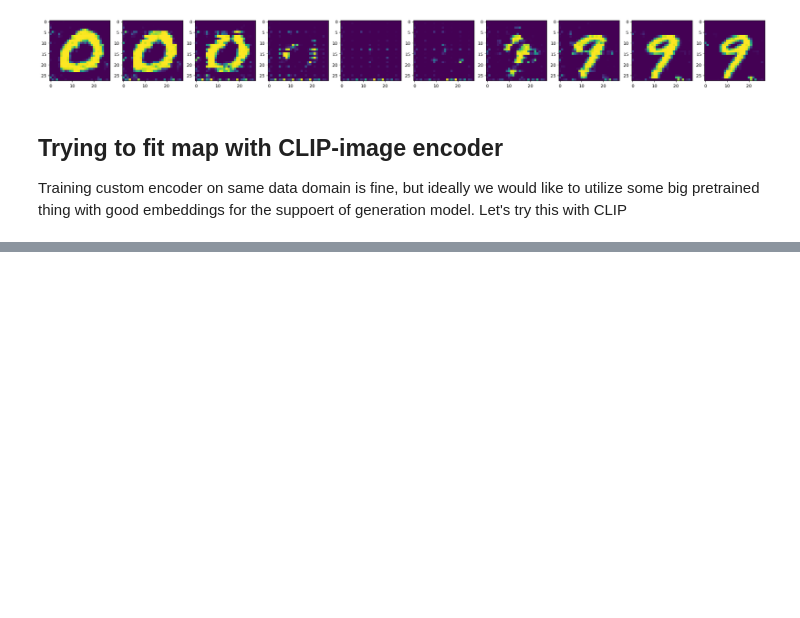
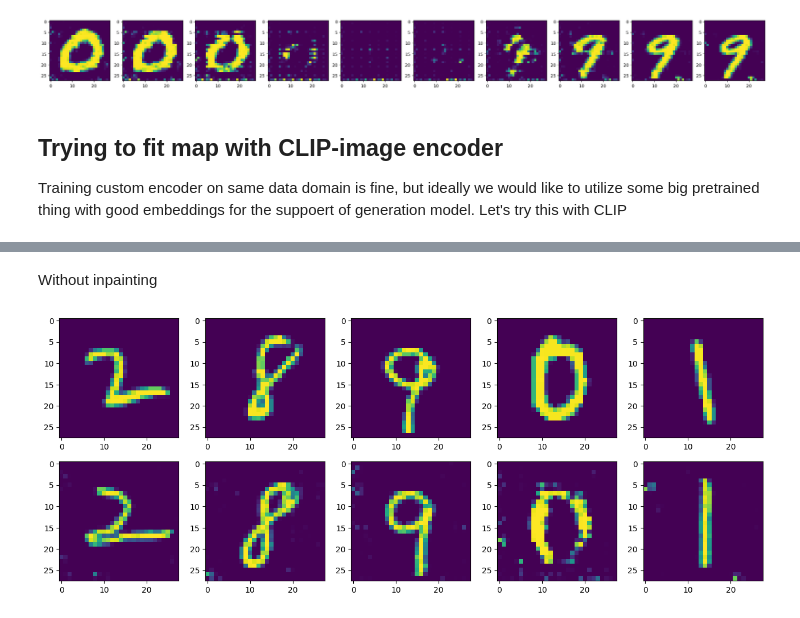
Before and after one commit to shredder67/gan-latent-inverse, a Jupyter notebook: mnist/experiment.ipynb, the cells around one changed output, grey strips where cells are left out. Cells and saved outputs as stored; diff of their text form; code cells hidden in the pictures; blank space fills up the shorter version.

```diff
--- a/mnist/experiment.ipynb
+++ b/mnist/experiment.ipynb
@@ -754,0 +885,6 @@ tensor([[-1.2857e-13,  3.1570e-14,  2.4616e-15,  ...,  1.3129e-13,
+# %% [markdown]
+Without inpainting
+# %%
+visualize_inversion_clip(eval_samples, mapping, encoder=model, images=images_test, saved_weights_path="models\mapping_clip_b_4_256.pth")
+# %% [output]
+[figure, added]
```
Also changed, not shown: parts of 33 cells of this notebook.
